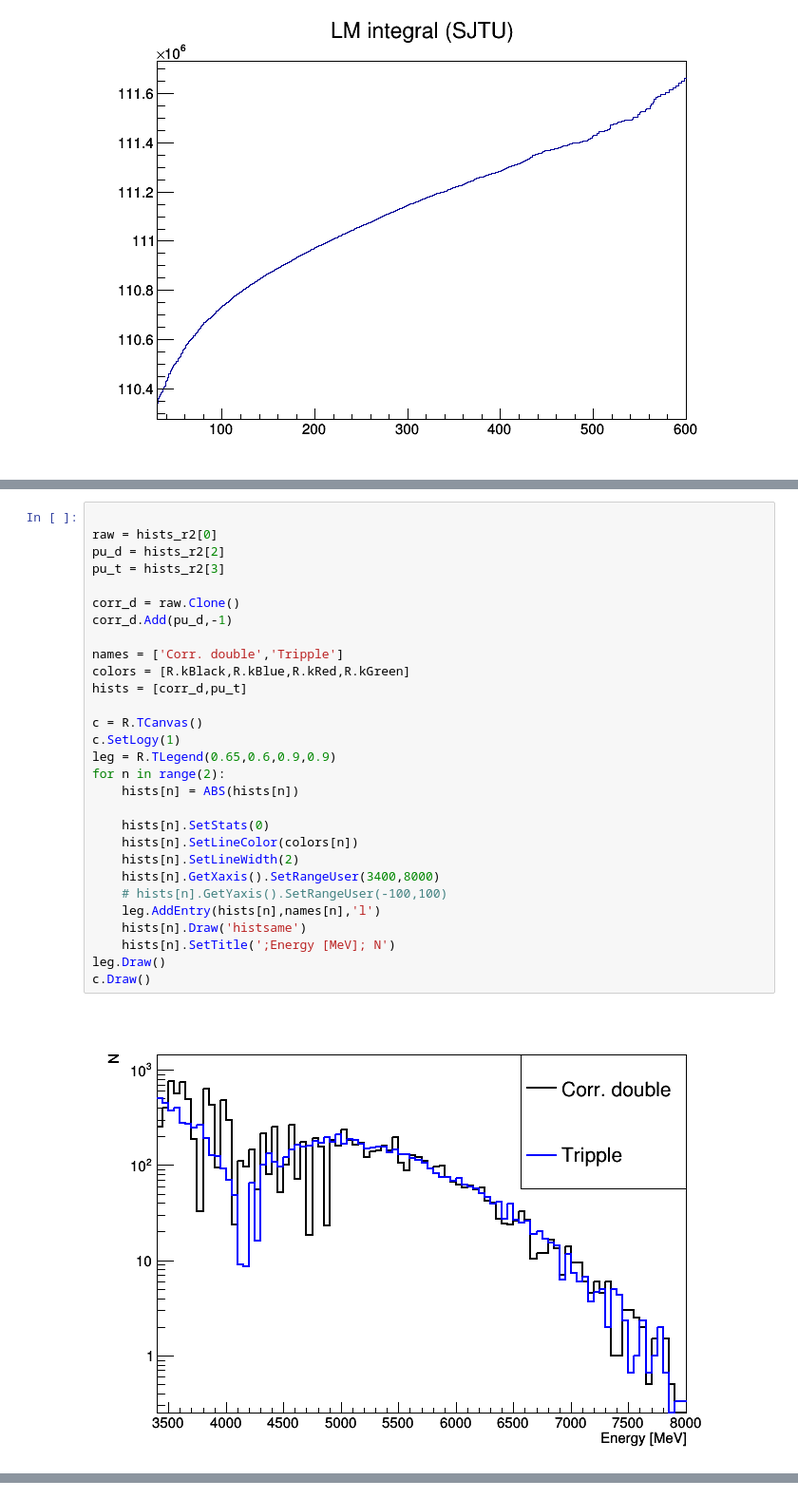
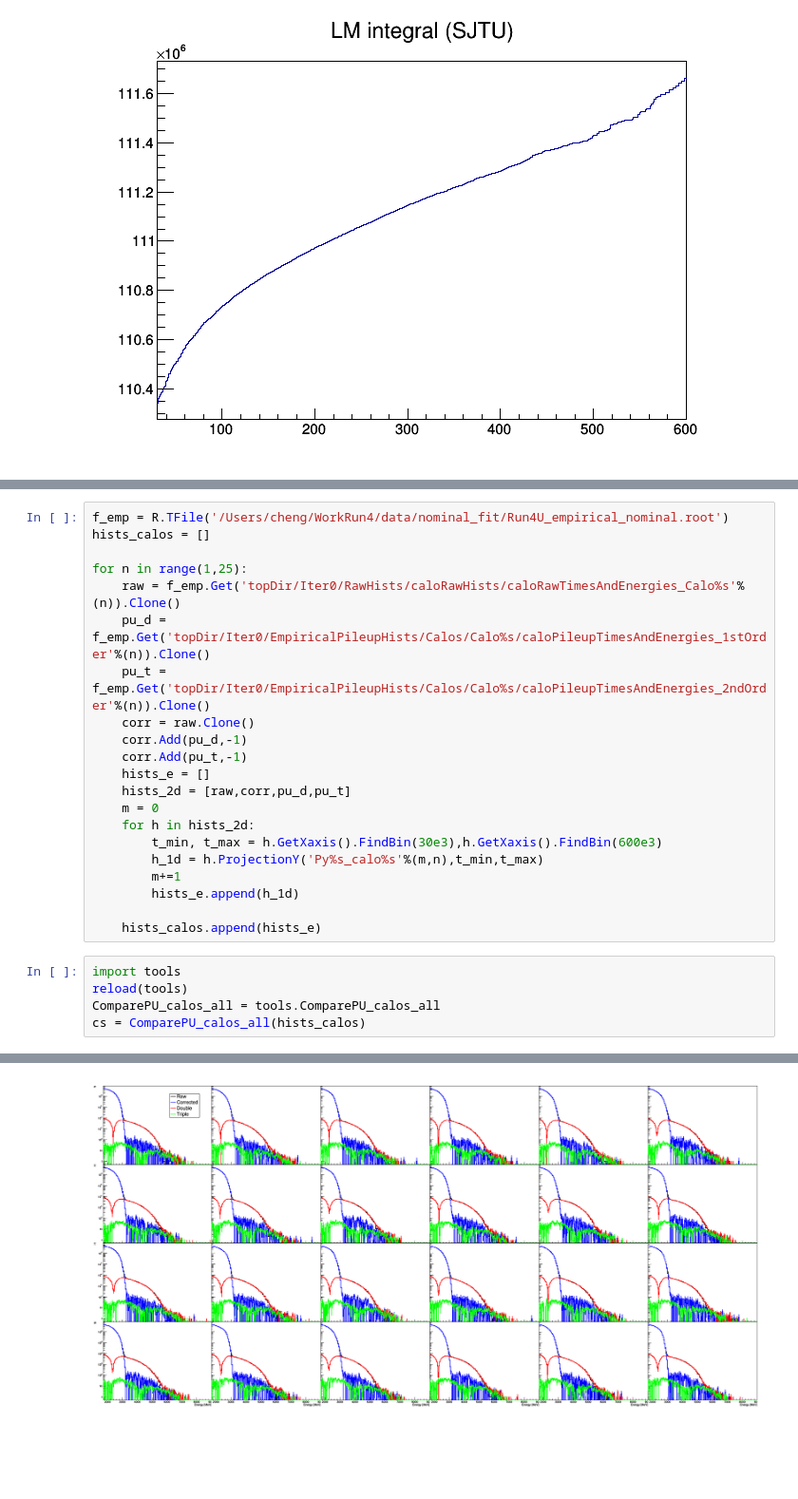
Before and after one commit to heymanwasup/NoteBooks, a Jupyter notebook: CheckPileup.ipynb, the cells around one changed output, grey strips where cells are left out. Shown at 95% size. Drawn from its saved outputs; the diff is of its cells as text; blank space fills up the shorter version.

```diff
--- a/CheckPileup.ipynb
+++ b/CheckPileup.ipynb
@@ -266,31 +127,27 @@ c2.Draw()
-# %%
-
-raw = hists_r2[0]
-pu_d = hists_r2[2]
-pu_t = hists_r2[3]
-
-corr_d = raw.Clone()
-corr_d.Add(pu_d,-1)
-
-names = ['Corr. double','Tripple']
-colors = [R.kBlack,R.kBlue,R.kRed,R.kGreen]
-hists = [corr_d,pu_t]
-
-c = R.TCanvas()
-c.SetLogy(1)
-leg = R.TLegend(0.65,0.6,0.9,0.9)
-for n in range(2):
-    hists[n] = ABS(hists[n])
-
-    hists[n].SetStats(0)
-    hists[n].SetLineColor(colors[n])
-    hists[n].SetLineWidth(2)
-    hists[n].GetXaxis().SetRangeUser(3400,8000)
-    # hists[n].GetYaxis().SetRangeUser(-100,100)
-    leg.AddEntry(hists[n],names[n],'l')
-    hists[n].Draw('histsame')
-    hists[n].SetTitle(';Energy [MeV]; N')
-leg.Draw()
-c.Draw()
-# %% [output]
-[figure, removed]
+# %%
+f_emp = R.TFile('/Users/cheng/WorkRun4/data/nominal_fit/Run4U_empirical_nominal.root')
+hists_calos = []
+
+for n in range(1,25):
+    raw = f_emp.Get('topDir/Iter0/RawHists/caloRawHists/caloRawTimesAndEnergies_Calo%s'%(n)).Clone()
+    pu_d = f_emp.Get('topDir/Iter0/EmpiricalPileupHists/Calos/Calo%s/caloPileupTimesAndEnergies_1stOrder'%(n)).Clone()
+    pu_t = f_emp.Get('topDir/Iter0/EmpiricalPileupHists/Calos/Calo%s/caloPileupTimesAndEnergies_2ndOrder'%(n)).Clone()
+    corr = raw.Clone()
+    corr.Add(pu_d,-1)
+    corr.Add(pu_t,-1)
+    hists_e = []
+    hists_2d = [raw,corr,pu_d,pu_t]
+    m = 0
+    for h in hists_2d:
+        t_min, t_max = h.GetXaxis().FindBin(30e3),h.GetXaxis().FindBin(600e3)
+        h_1d = h.ProjectionY('Py%s_calo%s'%(m,n),t_min,t_max)
+        m+=1
+        hists_e.append(h_1d)
+
+    hists_calos.append(hists_e)
+# %%
+import tools
+reload(tools)
+ComparePU_calos_all = tools.ComparePU_calos_all
+cs = ComparePU_calos_all(hists_calos)
+# %% [output]
@@ -296,0 +188 @@ c.Draw()
+[figure, added]
```
Also changed, not shown: parts of 7 cells of this notebook, 1 other file.
